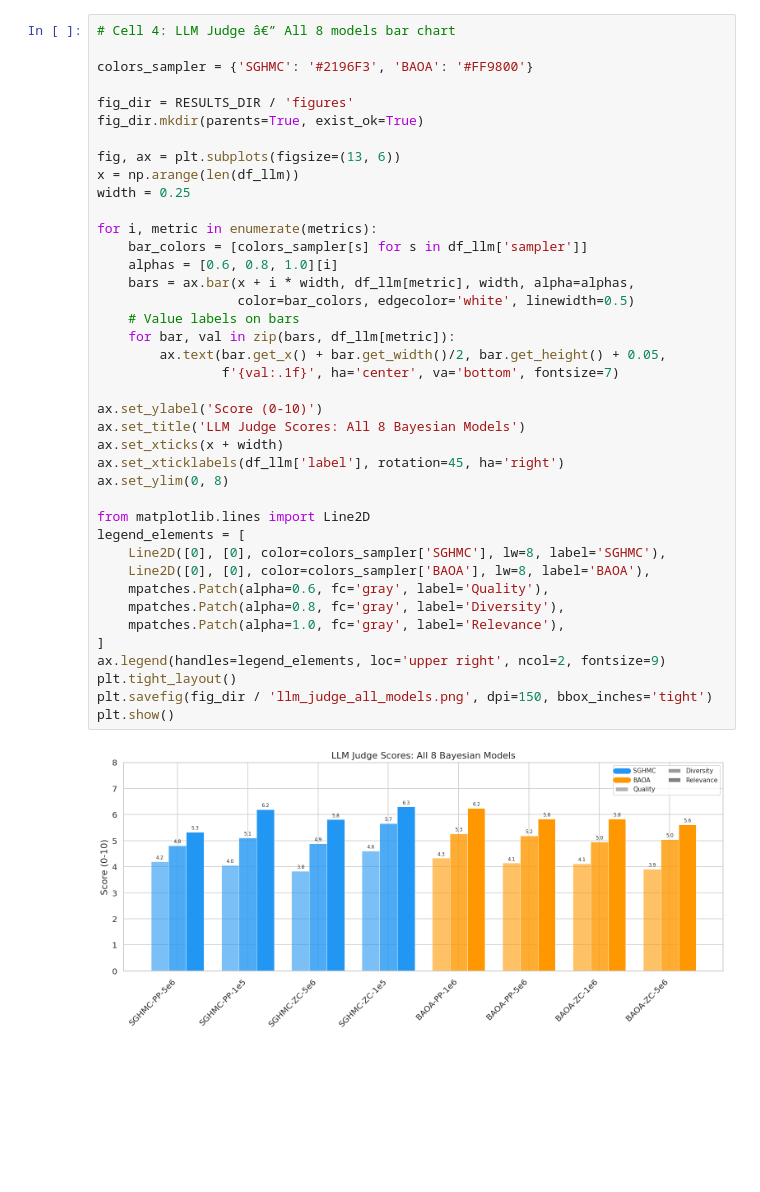
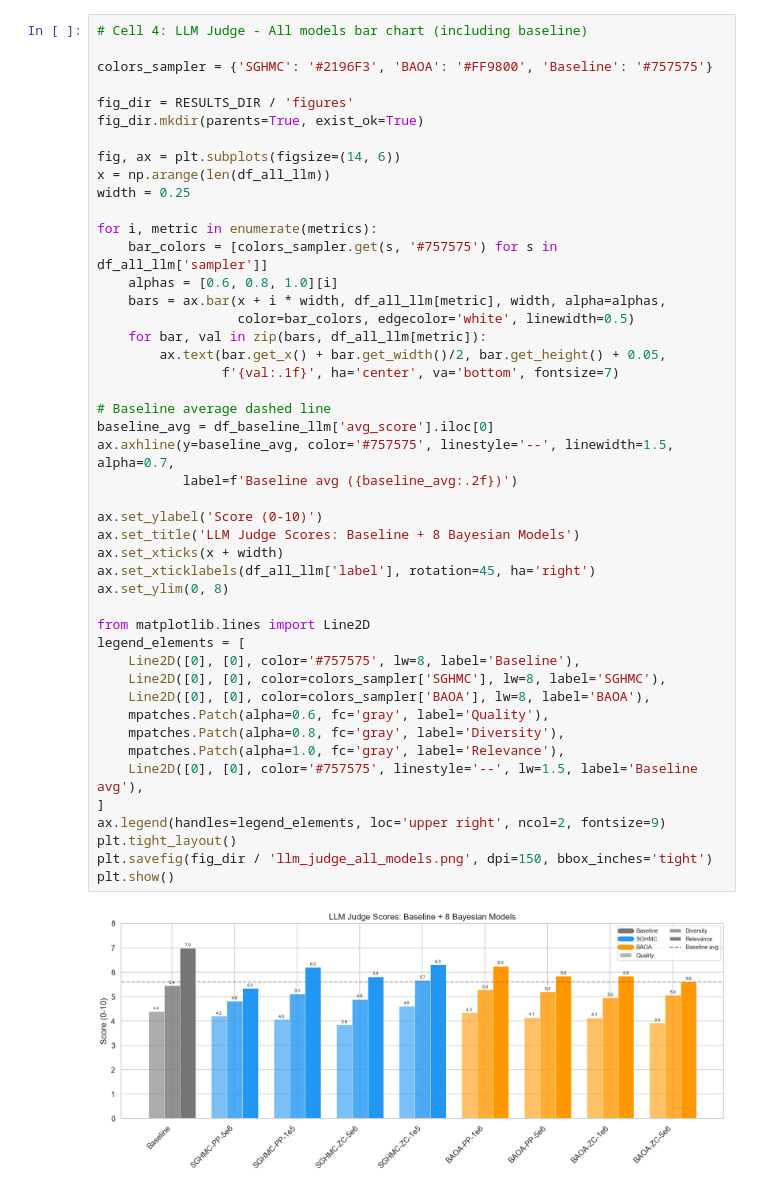
Before and after one commit to ssophiee/adl-bnn-textgen, a Jupyter notebook: notebooks/analysis_report.ipynb, the cells around one changed output. Cells and saved outputs as stored; diff of their text form; blank space fills up the shorter version.

```diff
--- a/notebooks/analysis_report.ipynb
+++ b/notebooks/analysis_report.ipynb
@@ -185,47 +198,53 @@ Automated metrics: 16 entries (8 models x 2 splits)
 | 14 | BAOA-ZC-5e6 | BAOA | zero-centered | 0.0 | train | 0.1458 | 0.5030 | 0.2139 | 0.3577 | 3.2766 |
 | 15 | BAOA-ZC-5e6 | BAOA | zero-centered | 0.0 | val | 0.1032 | 0.5708 | 0.1682 | 0.3495 | 4.3318 |
 # %%
-# Cell 4: LLM Judge â€” All 8 models bar chart
+# Cell 4: LLM Judge - All models bar chart (including baseline)
 
-colors_sampler = {'SGHMC': '#2196F3', 'BAOA': '#FF9800'}
+colors_sampler = {'SGHMC': '#2196F3', 'BAOA': '#FF9800', 'Baseline': '#757575'}
 
 fig_dir = RESULTS_DIR / 'figures'
 fig_dir.mkdir(parents=True, exist_ok=True)
 
-fig, ax = plt.subplots(figsize=(13, 6))
-x = np.arange(len(df_llm))
+fig, ax = plt.subplots(figsize=(14, 6))
+x = np.arange(len(df_all_llm))
 width = 0.25
 
 for i, metric in enumerate(metrics):
-    bar_colors = [colors_sampler[s] for s in df_llm['sampler']]
+    bar_colors = [colors_sampler.get(s, '#757575') for s in df_all_llm['sampler']]
     alphas = [0.6, 0.8, 1.0][i]
-    bars = ax.bar(x + i * width, df_llm[metric], width, alpha=alphas,
+    bars = ax.bar(x + i * width, df_all_llm[metric], width, alpha=alphas,
                   color=bar_colors, edgecolor='white', linewidth=0.5)
-    # Value labels on bars
-    for bar, val in zip(bars, df_llm[metric]):
+    for bar, val in zip(bars, df_all_llm[metric]):
         ax.text(bar.get_x() + bar.get_width()/2, bar.get_height() + 0.05,
                 f'{val:.1f}', ha='center', va='bottom', fontsize=7)
 
+# Baseline average dashed line
+baseline_avg = df_baseline_llm['avg_score'].iloc[0]
+ax.axhline(y=baseline_avg, color='#757575', linestyle='--', linewidth=1.5, alpha=0.7,
+           label=f'Baseline avg ({baseline_avg:.2f})')
+
 ax.set_ylabel('Score (0-10)')
-ax.set_title('LLM Judge Scores: All 8 Bayesian Models')
+ax.set_title('LLM Judge Scores: Baseline + 8 Bayesian Models')
 ax.set_xticks(x + width)
-ax.set_xticklabels(df_llm['label'], rotation=45, ha='right')
+ax.set_xticklabels(df_all_llm['label'], rotation=45, ha='right')
 ax.set_ylim(0, 8)
 
 from matplotlib.lines import Line2D
 legend_elements = [
+    Line2D([0], [0], color='#757575', lw=8, label='Baseline'),
     Line2D([0], [0], color=colors_sampler['SGHMC'], lw=8, label='SGHMC'),
     Line2D([0], [0], color=colors_sampler['BAOA'], lw=8, label='BAOA'),
     mpatches.Patch(alpha=0.6, fc='gray', label='Quality'),
     mpatches.Patch(alpha=0.8, fc='gray', label='Diversity'),
     mpatches.Patch(alpha=1.0, fc='gray', label='Relevance'),
+    Line2D([0], [0], color='#757575', linestyle='--', lw=1.5, label='Baseline avg'),
 ]
 ax.legend(handles=legend_elements, loc='upper right', ncol=2, fontsize=9)
 plt.tight_layout()
 plt.savefig(fig_dir / 'llm_judge_all_models.png', dpi=150, bbox_inches='tight')
 plt.show()
 # %% [output]
-[figure, old version]
+[figure, new version]
 # %%
 # Cell 5: LLM Judge â€” Sampler comparison (SGHMC vs BAOA)
 
```
Also changed, not shown: parts of 15 cells of this notebook, 5 other files.
